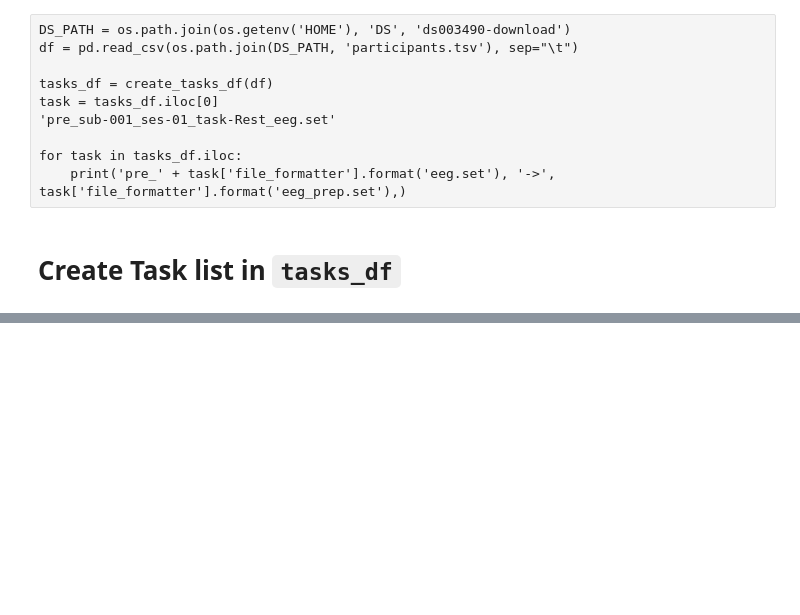
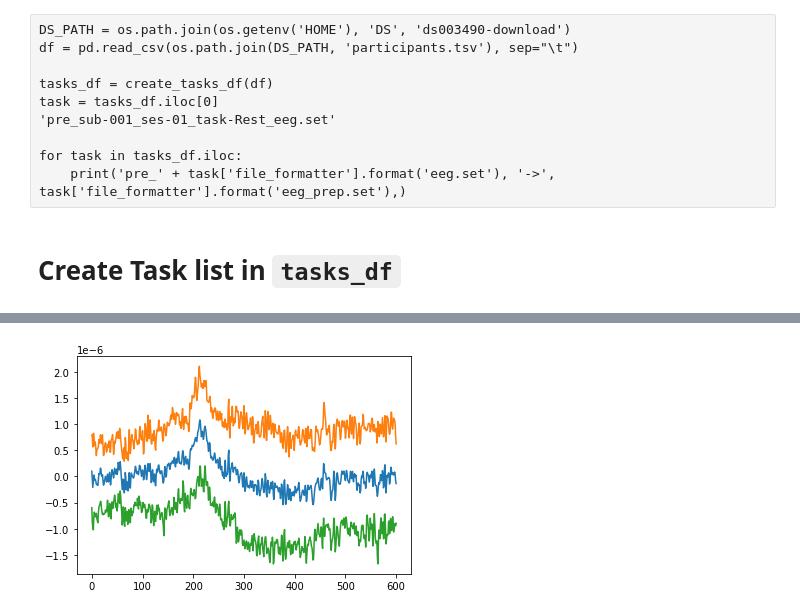
Before and after one commit to AIRLab-Sharif/Parkinson-PAC, a Jupyter notebook: python/simple_pipeline.ipynb, the cells around one changed output, grey strips where cells are left out. Cells and saved outputs as stored; diff of their text form; code cells hidden in the pictures; blank space fills up the shorter version.

```diff
--- a/python/simple_pipeline.ipynb
+++ b/python/simple_pipeline.ipynb
@@ -245,0 +321,10 @@ finished
+# %%
+mean = epochs[ev]._data[:, 0, :].mean(axis=0)
+std  = epochs[ev]._data[:, 0, :].std (axis=0)
+
+plt.plot(mean)
+plt.plot(mean + std)
+plt.plot(mean - std)
+plt.show()
+# %% [output]
+[figure, added]
```
Also changed, not shown: parts of 10 cells of this notebook, 2 other files.
